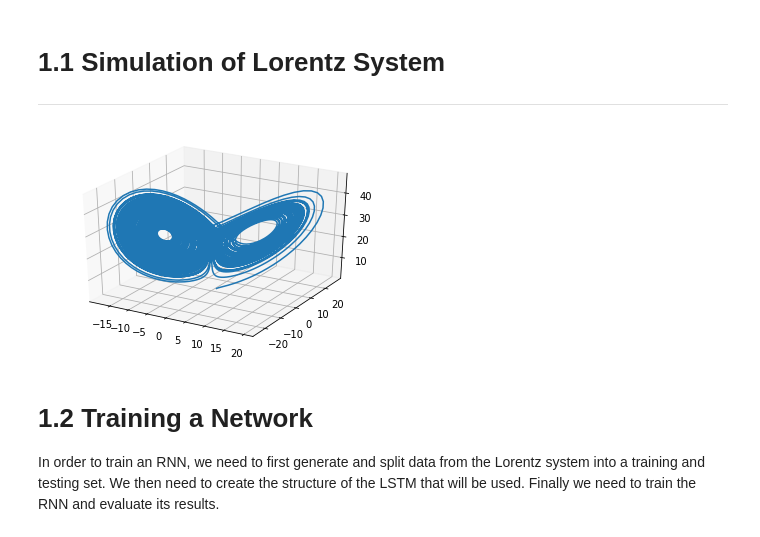
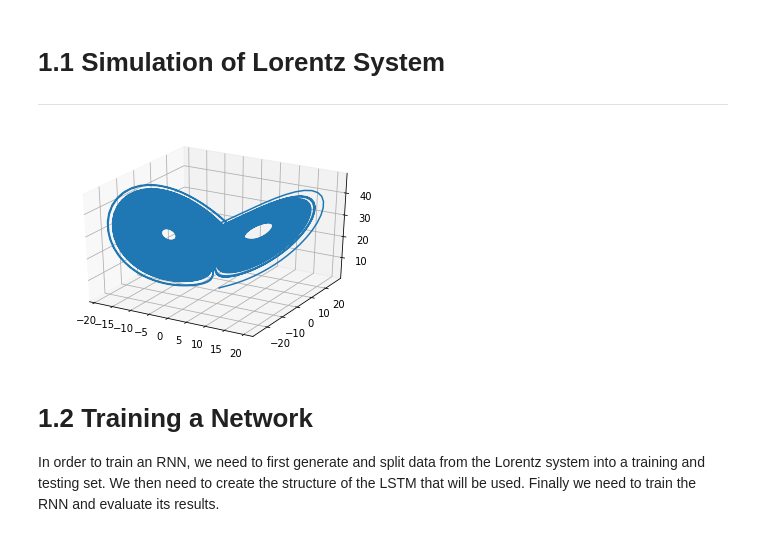
Before and after one commit to SheilKumar/DynamicSystemRNNs, a Jupyter notebook: DynamicSystems.ipynb, the cells around one changed output. Drawn from its saved outputs; the diff is of its cells as text; code cells hidden in the pictures.

```diff
--- a/DynamicSystems.ipynb
+++ b/DynamicSystems.ipynb
@@ -40,24 +50,24 @@ ___
 # %%
 rho = 28.0
 sigma = 10.0
 beta = 8.0 / 3.0
 
 def f(state, t):
     x, y, z = state  # Unpack the state vector
     return sigma * (y - x), x * (rho - z) - y, x * y - beta * z  # Derivatives
 
 state0 = [1.0, 1.0, 1.0]
-t = np.arange(0.0, 100.0, 0.01)
+t = np.arange(0.0, 300.0, 0.01)
 
 states = odeint(f, state0, t)
 
 fig = plt.figure()
 ax = fig.gca(projection="3d")
 ax.plot(states[:, 0], states[:, 1], states[:, 2])
 plt.draw()
 plt.show()
 # %% [output]
-[figure, old version]
+[figure, new version]
 # %% [markdown]
 # 1.2 Training a Network
 
```
Also changed, not shown: parts of 30 cells of this notebook.
